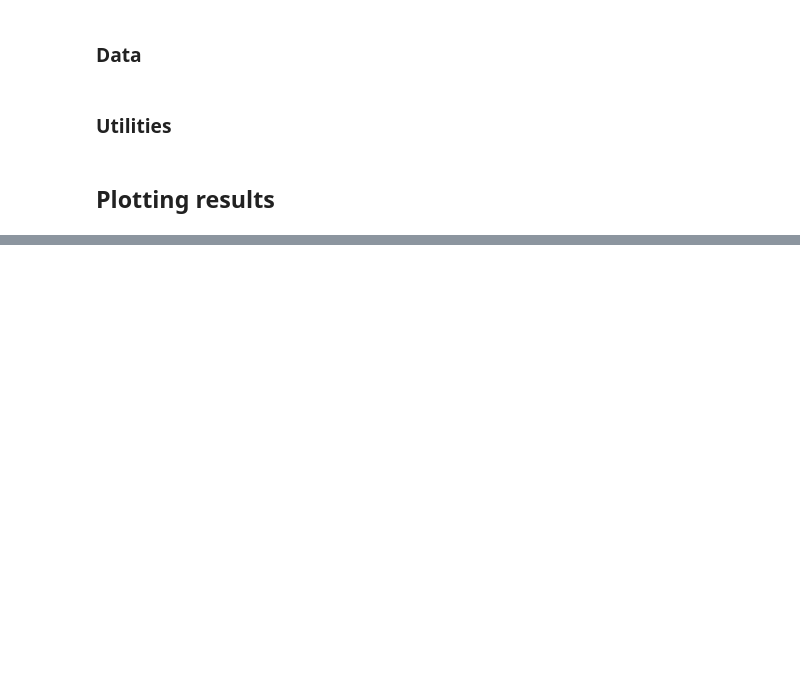
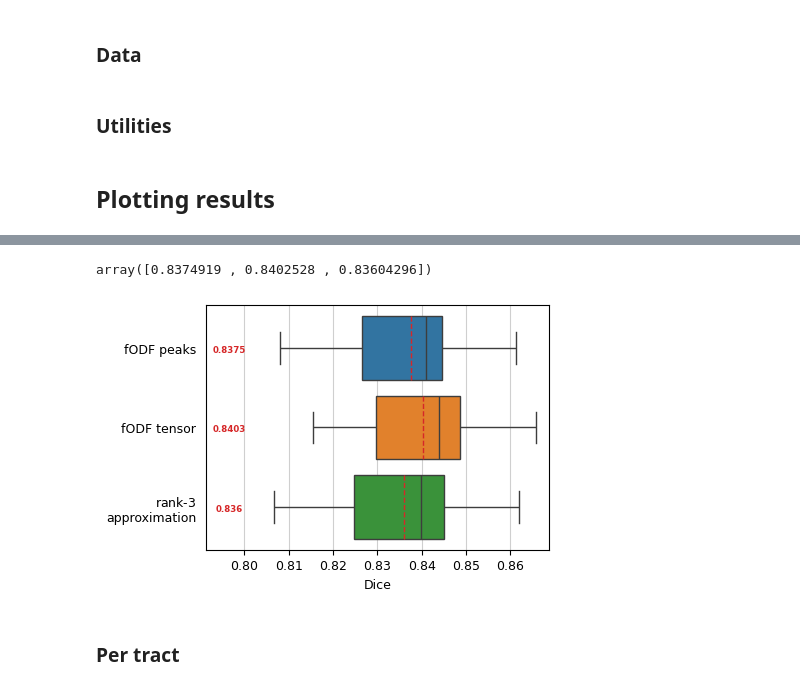
Before and after one commit to bertan-karacora/TractSeg, a Jupyter notebook: tractseg/utils/visualization_quantitative.ipynb, the cells around one changed output, grey strips where cells are left out. Saved outputs shown, nothing was run; the diff lists cells and outputs as text; code cells hidden in the pictures; blank space fills up the shorter version.

Commit message:
Add visualization for quantitative results

```diff
--- a/tractseg/utils/visualization_quantitative.ipynb
+++ b/tractseg/utils/visualization_quantitative.ipynb
@@ -38,9 +50,9 @@ def loadall(path):
                 break
 
 
-def load_experiment(path):
-    experiment = loadall(path)
-    return experiment
+def load_results(path):
+    result = list(loadall(path))[0]
+    return result
 # %% [markdown]
 ## Plotting results
 # %%
@@ -77,0 +66,4 @@ plt.show()
+# %%
+results = dict(zip(EXPERIMENTS, [load_results(path_result) for path_result in paths_results]))
+
+display(results)
@@ -77,0 +90,4 @@ plt.show()
+# %%
+dices_subjects = np.asarray([results[experiment]["f1_scores"] for experiment in EXPERIMENTS])
+
+display(dices_subjects)
@@ -77,0 +110,6 @@ plt.show()
+# %%
+dices_means = np.mean(dices_subjects, axis=1)
+
+display(dices_means)
+# %% [output]
+array([0.8374919 , 0.8402528 , 0.83604296])
@@ -77,0 +165,6 @@ plt.show()
+# %%
+plot_results_subjects(dices_subjects)
+# %% [output]
+[figure, added]
+# %% [markdown]
+### Per tract
```
Also changed, not shown: parts of 16 cells of this notebook, 1 other file.
